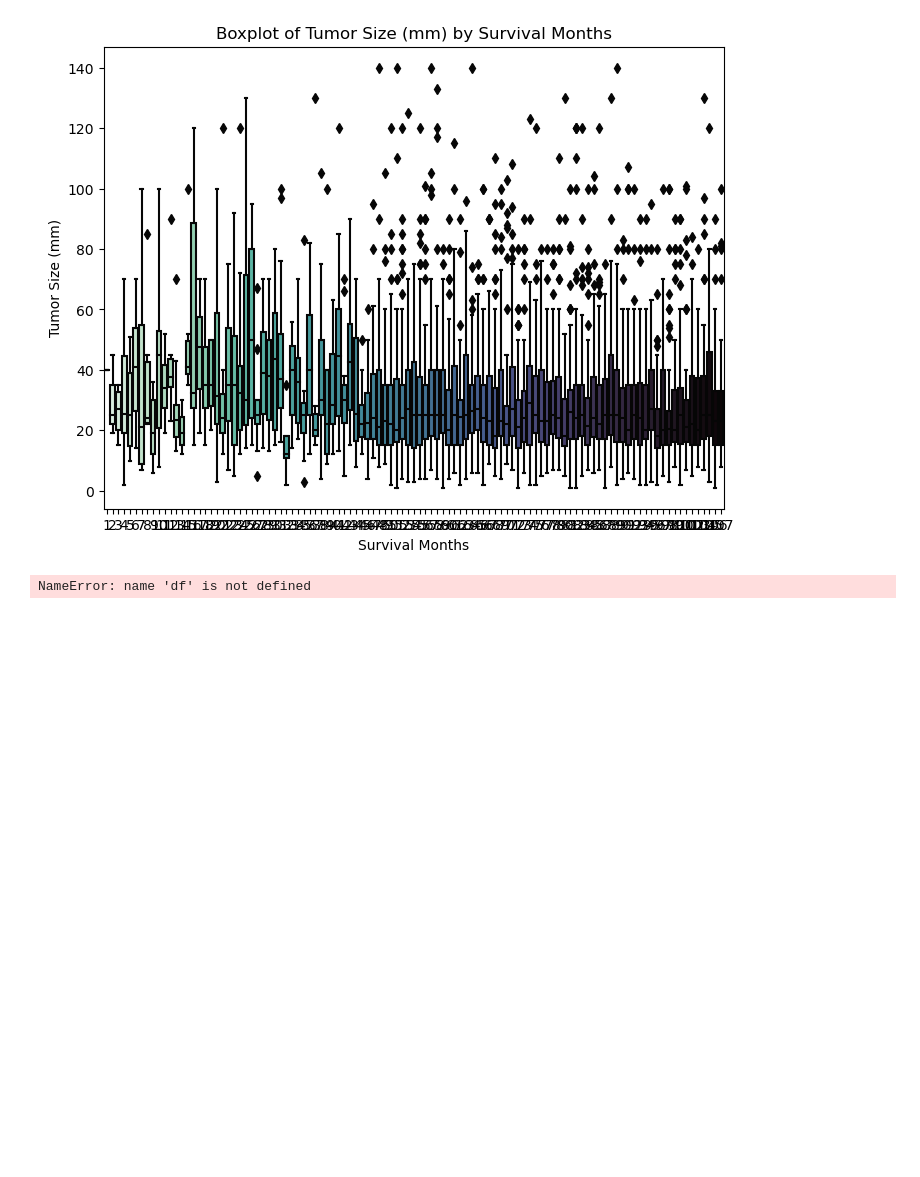
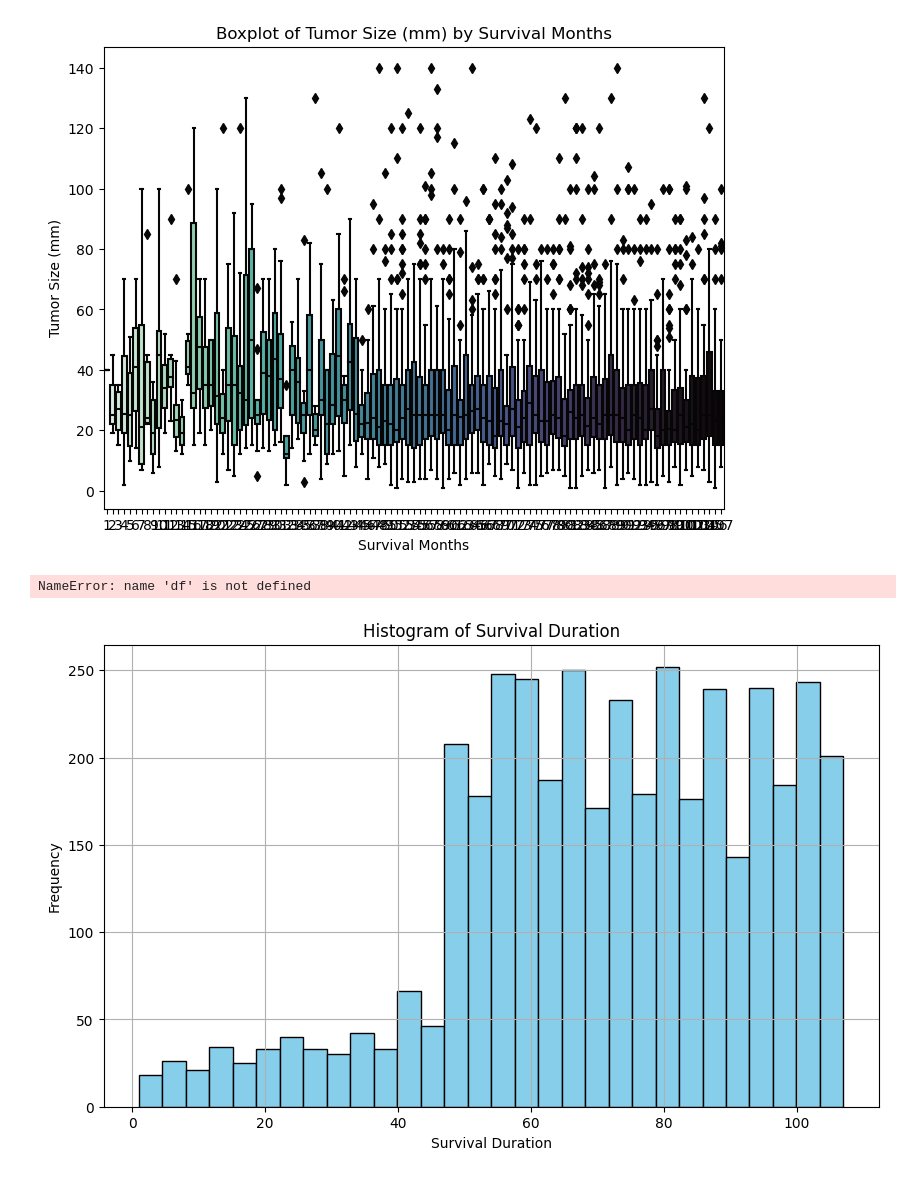
Before and after one commit to jeancarson/Block3Epic, a Jupyter notebook: final workflow/visualisation.ipynb, the cells around one changed output. Saved outputs shown, nothing was run; the diff lists cells and outputs as text; code cells hidden in the pictures; blank space fills up the shorter version.

Commit message:
adding histogram of survival months

```diff
--- a/final workflow/visualisation.ipynb
+++ b/final workflow/visualisation.ipynb
@@ -260,3 +260,23 @@ sns.scatterplot(x=pca_data[:,0], y=pca_data[:,1],
 plt.title("Tumor Size")
 plt.xlabel("PCA1")
 plt.ylabel("PCA2");
+# %%
+import pandas as pd
+import matplotlib.pyplot as plt
+
+# Read dataset
+df = pd.read_csv("Breast_Cancer.csv")
+
+# Assuming "Survival_Duration" is the column representing survival duration
+survival_duration = df['Survival Months']
+
+# Plotting histogram
+plt.figure(figsize=(10, 6))
+plt.hist(survival_duration, bins=30, color='skyblue', edgecolor='black')  # Adjust bins as needed
+plt.xlabel('Survival Duration')
+plt.ylabel('Frequency')
+plt.title('Histogram of Survival Duration')
+plt.grid(True)
+plt.show()
+# %% [output]
+[figure, added]
```
Also changed, not shown: 1 other file.
